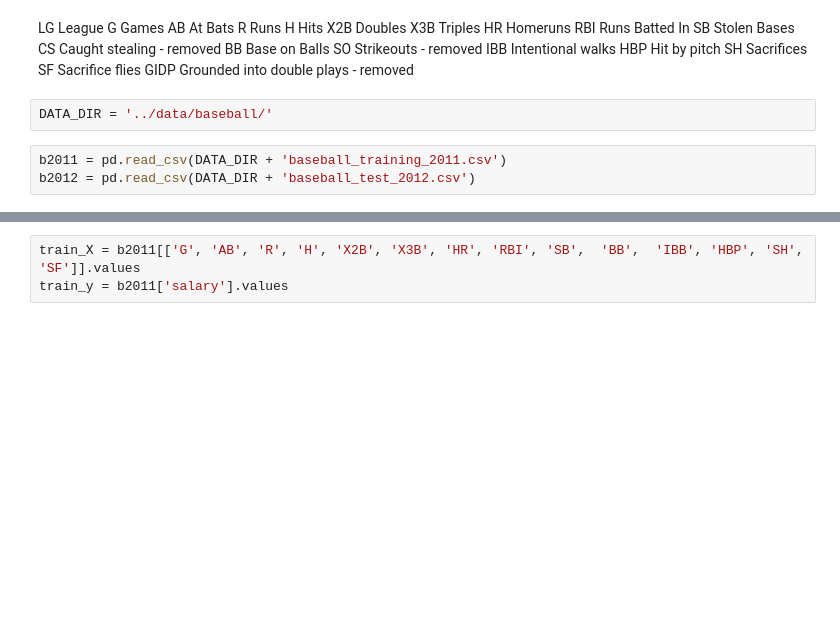
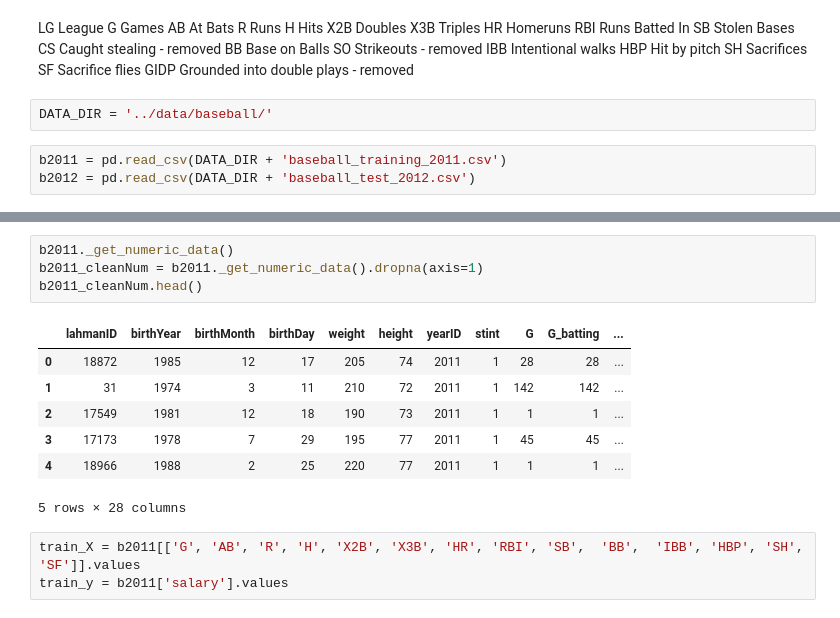
Before and after one commit to jhave/DS_HK_2, a Jupyter notebook: notebooks/baseball_PLOTS.ipynb, the cells around one changed output, grey strips where cells are left out. Drawn from its saved outputs; the diff is of its cells as text; blank space fills up the shorter version.

```diff
--- a/notebooks/baseball_PLOTS.ipynb
+++ b/notebooks/baseball_PLOTS.ipynb
@@ -35,3 +43,15 @@ b2012 = pd.read_csv(DATA_DIR + 'baseball_test_2012.csv')
+# %%
+b2011._get_numeric_data()
+b2011_cleanNum = b2011._get_numeric_data().dropna(axis=1)
+b2011_cleanNum.head()
+# %% [output]
+|  | lahmanID | birthYear | birthMonth | birthDay | weight | height | yearID | stint | G | G_batting | ... |
+| 0 | 18872 | 1985 | 12 | 17 | 205 | 74 | 2011 | 1 | 28 | 28 | ... |
+| 1 | 31 | 1974 | 3 | 11 | 210 | 72 | 2011 | 1 | 142 | 142 | ... |
+| 2 | 17549 | 1981 | 12 | 18 | 190 | 73 | 2011 | 1 | 1 | 1 | ... |
+| 3 | 17173 | 1978 | 7 | 29 | 195 | 77 | 2011 | 1 | 45 | 45 | ... |
+| 4 | 18966 | 1988 | 2 | 25 | 220 | 77 | 2011 | 1 | 1 | 1 | ... |
+5 rows × 28 columns
 # %%
 train_X = b2011[['G', 'AB', 'R', 'H', 'X2B', 'X3B', 'HR', 'RBI', 'SB',  'BB',  'IBB', 'HBP', 'SH', 'SF']].values
 train_y = b2011['salary'].values
```
Also changed, not shown: parts of 7 cells of this notebook, 2 other files.
